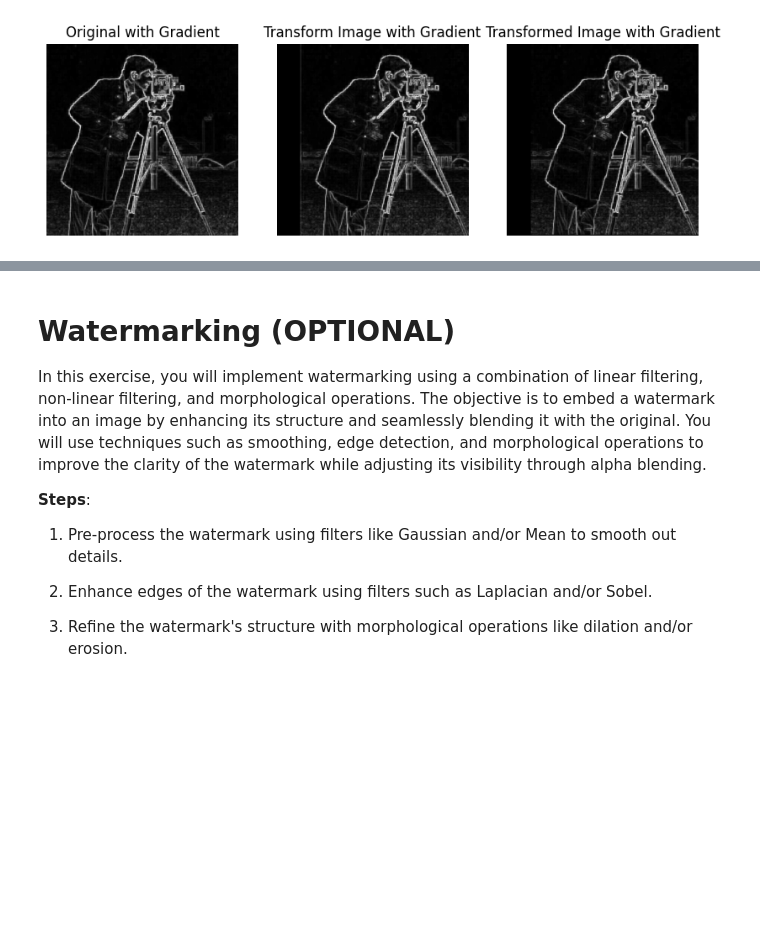
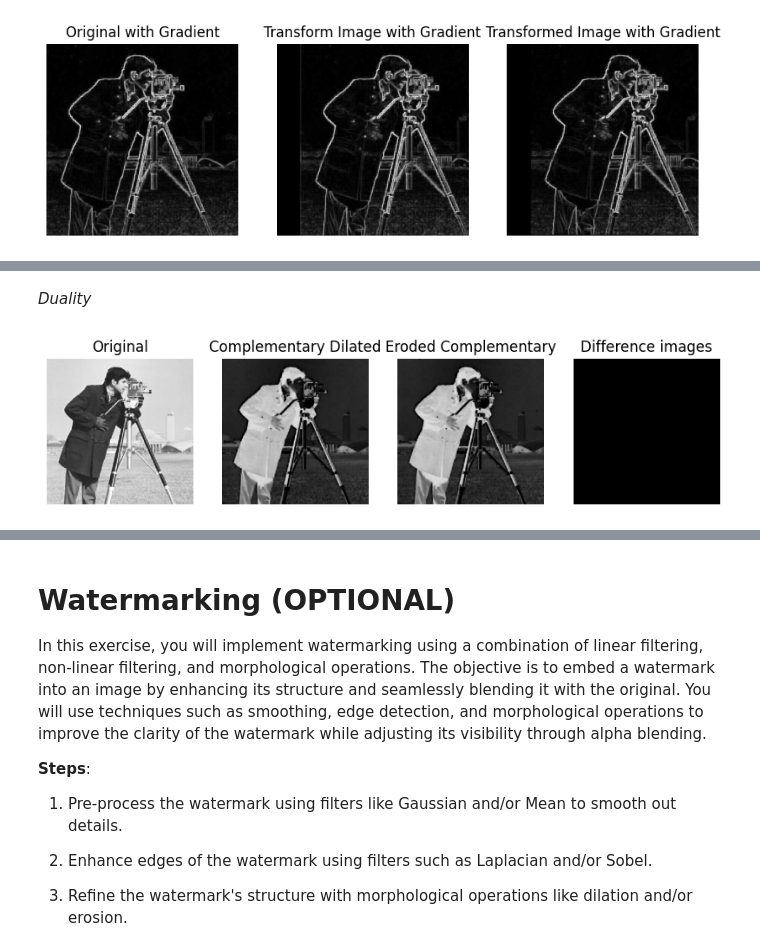
Before and after one commit to EricPrz/Proyecto-2-Vision-Por-Computador, a Jupyter notebook: Project2.ipynb, the cells around one changed output, grey strips where cells are left out. Cells and saved outputs as stored; diff of their text form; code cells hidden in the pictures; blank space fills up the shorter version.

```diff
--- a/Project2.ipynb
+++ b/Project2.ipynb
@@ -474,0 +545,42 @@ fig.show()
+# %% [markdown]
+*Duality*
+# %%
+# Load an image
+image = cv2.imread("./images/cameraman.png", 0)
+
+# Define a kernel (e.g., 3x3 square kernel)
+kernel = np.ones((3, 3))
+
+# Apply your closing function
+dilated_image = dilation(image, kernel)
+complementary_dilated_image = 255 - dilated_image
+
+complementary_image = 255 - image
+eroded_complementary_image = erosion(complementary_image, kernel)
+
+diference_images = complementary_dilated_image - eroded_complementary_image
+
+# Display the image and closed image
+# Your code goes here!
+
+fig, ax = plt.subplots(1, 4, figsize=(10, 5))
+ax[0].imshow(image, cmap='gray', vmin=0, vmax=255)
+ax[0].set_title("Original")
+ax[0].axis("off")
+# Your code goes here!
+ax[1].imshow(complementary_dilated_image, cmap='gray', vmin=0, vmax=255)
+ax[1].set_title("Complementary Dilated")
+ax[1].axis("off")
+
+
+ax[2].imshow(eroded_complementary_image, cmap='gray', vmin=0, vmax=255)
+ax[2].set_title("Eroded Complementary")
+ax[2].axis("off")
+
+ax[3].imshow(diference_images, cmap='gray', vmin=0, vmax=255)
+ax[3].set_title("Difference images")
+ax[3].axis("off")
+
+fig.show()
+# %% [output]
+[figure, added]
```
Also changed, not shown: parts of 8 cells of this notebook.
